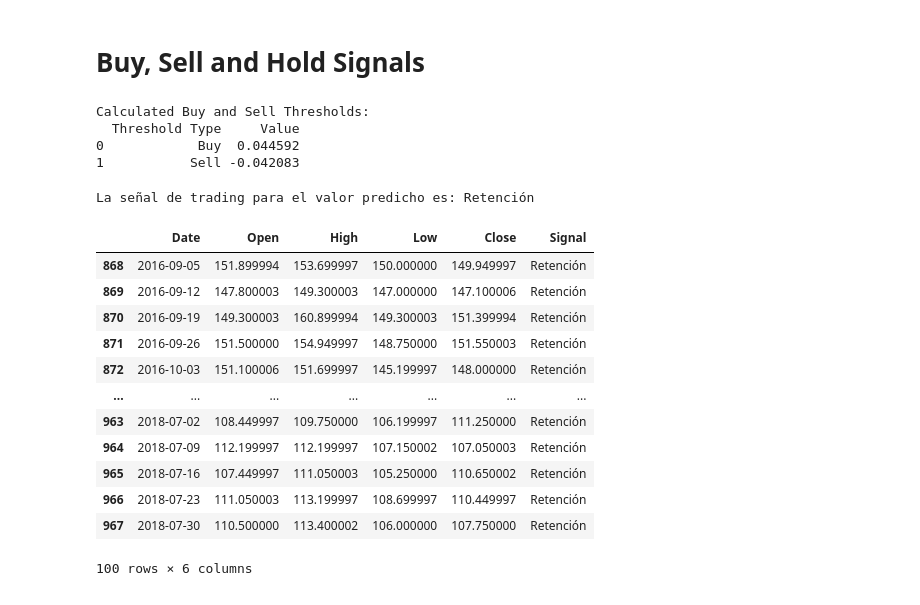
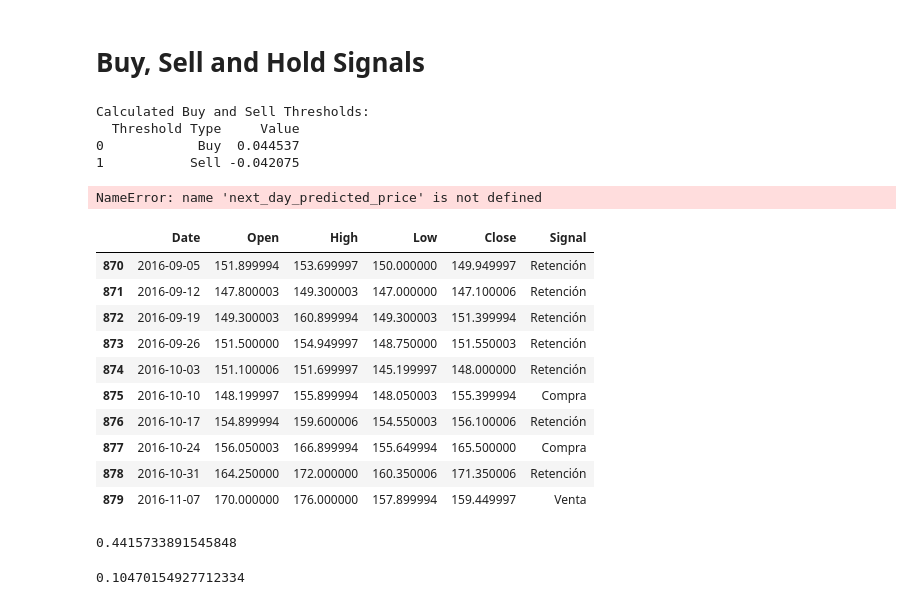
Before and after one commit to kevinalexis1/Chaos-Coders, a Jupyter notebook: HMC_coffe_ary.ipynb, the cells around one changed output. Cells and saved outputs as stored; diff of their text form; code cells hidden in the pictures.

```diff
--- a/HMC_coffe_ary.ipynb
+++ b/HMC_coffe_ary.ipynb
@@ -16,7 +16,7 @@ from hmmlearn import hmm
 from tqdm import tqdm
 # %%
 # Ruta al archivo CSV
-csv_path = "./coffee.csv"  # Reemplaza con la ruta a tu archivo CSV
+csv_path = "./coffee_weekly.csv"  # Reemplaza con la ruta a tu archivo CSV
 
 try:
     # Usa pandas para leer el archivo CSV
@@ -231,8 +234,8 @@ print(threshold_df)
 # %% [output]
 Calculated Buy and Sell Thresholds:
   Threshold Type     Value
-0            Buy  0.044592
-1           Sell -0.042083
+0            Buy  0.044537
+1           Sell -0.042075
 # %%
 # Inicializa una lista para almacenar las señales
 trade_signals = []
@@ -244,8 +247,8 @@ sell_threshold = -0.042083
 
 # Generar señales de trading
 for i in range(1, len(actual_close_prices)):
-    real_close_price_prev_day = actual_close_prices[i - 1]
-    predicted_close_price_today = actual_close_prices[i]
+    real_close_price_prev_day = np.array(actual_close_prices)[i - 1]
+    predicted_close_price_today = np.array(actual_close_prices)[i]
 
     # Calcula el cambio fraccional predicho
     predicted_frac_change = (predicted_close_price_today - real_close_price_prev_day) / real_close_price_prev_day
@@ -273,22 +276,42 @@ else:
 
 print(f'La señal de trading para el valor predicho es: {trade_signal}')
 # %% [output]
-La señal de trading para el valor predicho es: Retención
+NameError: name 'next_day_predicted_price' is not defined
 # %%
 data_change = test_data.copy()
 data_change['Signal'] = trade_signals
-data_change.head(100)
+data_change.head(10)
 # %% [output]
 |  | Date | Open | High | Low | Close | Signal |
-| 868 | 2016-09-05 | 151.899994 | 153.699997 | 150.000000 | 149.949997 | Retención |
-| 869 | 2016-09-12 | 147.800003 | 149.300003 | 147.000000 | 147.100006 | Retención |
-| 870 | 2016-09-19 | 149.300003 | 160.899994 | 149.300003 | 151.399994 | Retención |
-| 871 | 2016-09-26 | 151.500000 | 154.949997 | 148.750000 | 151.550003 | Retención |
-| 872 | 2016-10-03 | 151.100006 | 151.699997 | 145.199997 | 148.000000 | Retención |
-| ... | ... | ... | ... | ... | ... | ... |
-| 963 | 2018-07-02 | 108.449997 | 109.750000 | 106.199997 | 111.250000 | Retención |
-| 964 | 2018-07-09 | 112.199997 | 112.199997 | 107.150002 | 107.050003 | Retención |
-| 965 | 2018-07-16 | 107.449997 | 111.050003 | 105.250000 | 110.650002 | Retención |
-| 966 | 2018-07-23 | 111.050003 | 113.199997 | 108.699997 | 110.449997 | Retención |
-| 967 | 2018-07-30 | 110.500000 | 113.400002 | 106.000000 | 107.750000 | Retención |
+| 870 | 2016-09-05 | 151.899994 | 153.699997 | 150.000000 | 149.949997 | Retención |
+| 871 | 2016-09-12 | 147.800003 | 149.300003 | 147.000000 | 147.100006 | Retención |
+| 872 | 2016-09-19 | 149.300003 | 160.899994 | 149.300003 | 151.399994 | Retención |
+| 873 | 2016-09-26 | 151.500000 | 154.949997 | 148.750000 | 151.550003 | Retención |
+| 874 | 2016-10-03 | 151.100006 | 151.699997 | 145.199997 | 148.000000 | Retención |
+| 875 | 2016-10-10 | 148.199997 | 155.899994 | 148.050003 | 155.399994 | Compra |
+| 876 | 2016-10-17 | 154.899994 | 159.600006 | 154.550003 | 156.100006 | Retención |
+| 877 | 2016-10-24 | 156.050003 | 166.899994 | 155.649994 | 165.500000 | Compra |
+| 878 | 2016-10-31 | 164.250000 | 172.000000 | 160.350006 | 171.350006 | Retención |
+| 879 | 2016-11-07 | 170.000000 | 176.000000 | 157.899994 | 159.449997 | Venta |
-100 rows × 6 columns
+# %%
+buy_signal = data_change[data_change["Signal"] == "Compra"]
+sell_signal = data_change[data_change["Signal"] == "Venta"]
+
+sum1 = 0
+
+for i in buy_signal.index:
+    retur = (data_change["Close"][i+1] - data_change["Close"][i])/data_change["Close"][i]
+    sum1 += retur
+
+for j in sell_signal.index:
+    retur = -(data_change["Close"][i+1] - data_change["Close"][i])/data_change["Close"][i]
+    sum1 += retur
+
+sum1
+# %% [output]
+0.4415733891545848
+# %%
+data3 =data_change.reset_index()
+(data3['Close'][len(data3)-1] - data3['Close'][0])/ data3['Close'][0]
+# %% [output]
+0.10470154927712334
```
Also changed, not shown: parts of 4 cells of this notebook, 3 other files.
